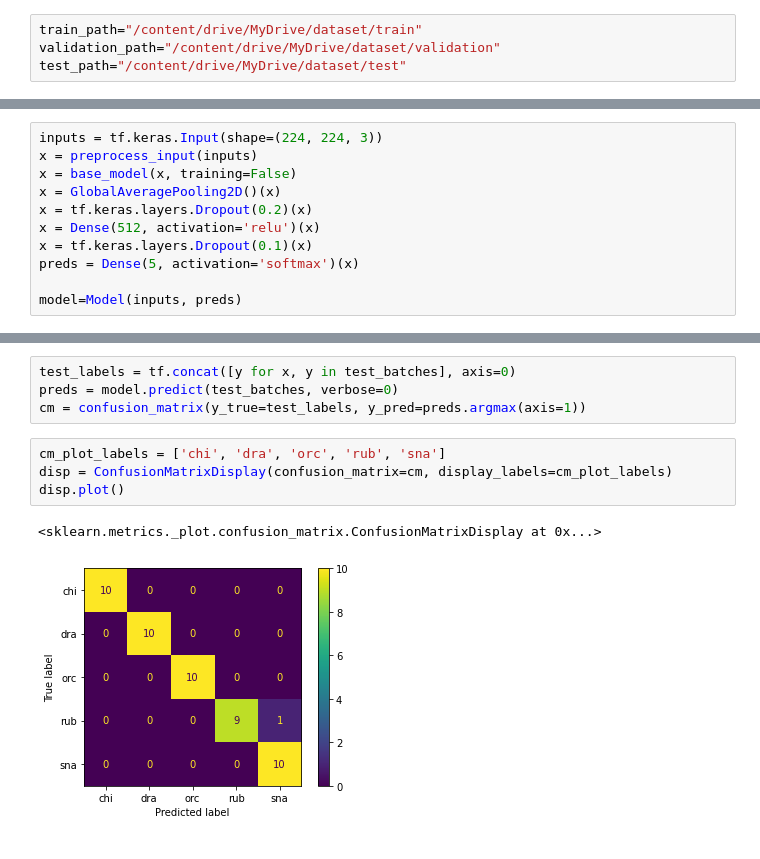
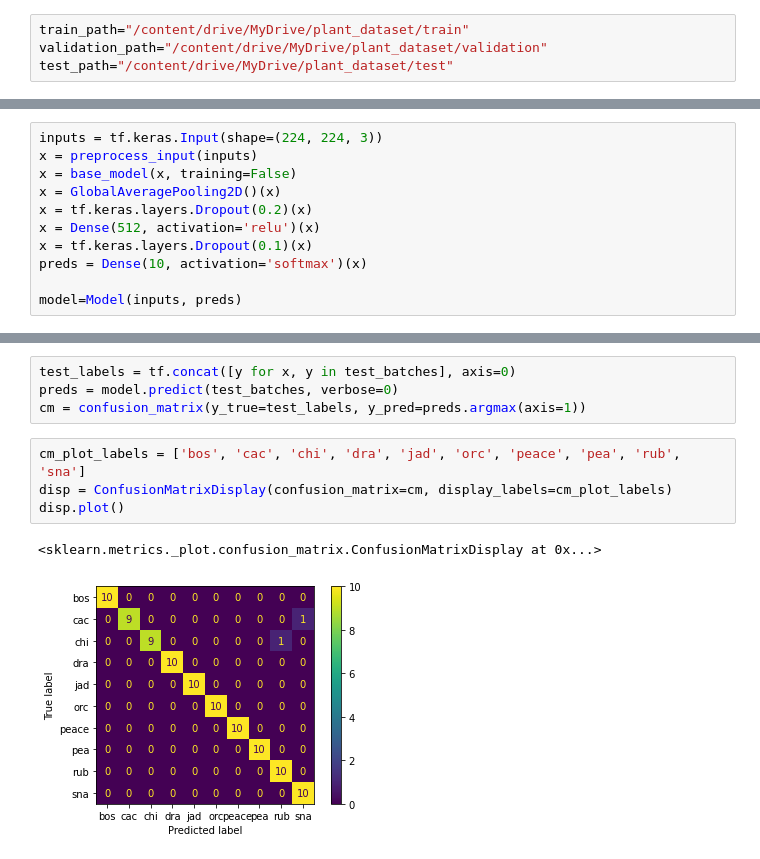
Before and after one commit to maisiehapney/PlantCareApp, a Jupyter notebook: PlantClassifier.ipynb, the cells around one changed output, grey strips where cells are left out. Cells and saved outputs as stored; diff of their text form.

```diff
--- a/PlantClassifier.ipynb
+++ b/PlantClassifier.ipynb
@@ -12,9 +12,9 @@ from sklearn.metrics import confusion_matrix
 # %% [output]
 Colab only includes TensorFlow 2.x; %tensorflow_version has no effect.
 # %%
-train_path="/content/drive/MyDrive/dataset/train"
-validation_path="/content/drive/MyDrive/dataset/validation"
-test_path="/content/drive/MyDrive/dataset/test"
+train_path="/content/drive/MyDrive/plant_dataset/train"
+validation_path="/content/drive/MyDrive/plant_dataset/validation"
+test_path="/content/drive/MyDrive/plant_dataset/test"
 # %%
 train_batches = tf.keras.utils.image_dataset_from_directory(train_path,
                                                             shuffle=True,
@@ -51,7 +51,7 @@ x = GlobalAveragePooling2D()(x)
 x = tf.keras.layers.Dropout(0.2)(x)
 x = Dense(512, activation='relu')(x)
 x = tf.keras.layers.Dropout(0.1)(x)
-preds = Dense(5, activation='softmax')(x)
+preds = Dense(10, activation='softmax')(x)
 
 model=Model(inputs, preds)
 # %%
@@ -91,12 +91,12 @@ test_labels = tf.concat([y for x, y in test_batches], axis=0)
 preds = model.predict(test_batches, verbose=0)
 cm = confusion_matrix(y_true=test_labels, y_pred=preds.argmax(axis=1))
 # %%
-cm_plot_labels = ['chi', 'dra', 'orc', 'rub', 'sna']
+cm_plot_labels = ['bos', 'cac', 'chi', 'dra', 'jad', 'orc', 'peace', 'pea', 'rub', 'sna']
 disp = ConfusionMatrixDisplay(confusion_matrix=cm, display_labels=cm_plot_labels)
 disp.plot()
 # %% [output]
 <sklearn.metrics._plot.confusion_matrix.ConfusionMatrixDisplay at 0x...>
-[figure, old version]
+[figure, new version]
 # %%
 # Plot model performance
 import matplotlib.pylab as plt
```
Also changed, not shown: parts of 6 cells of this notebook.
